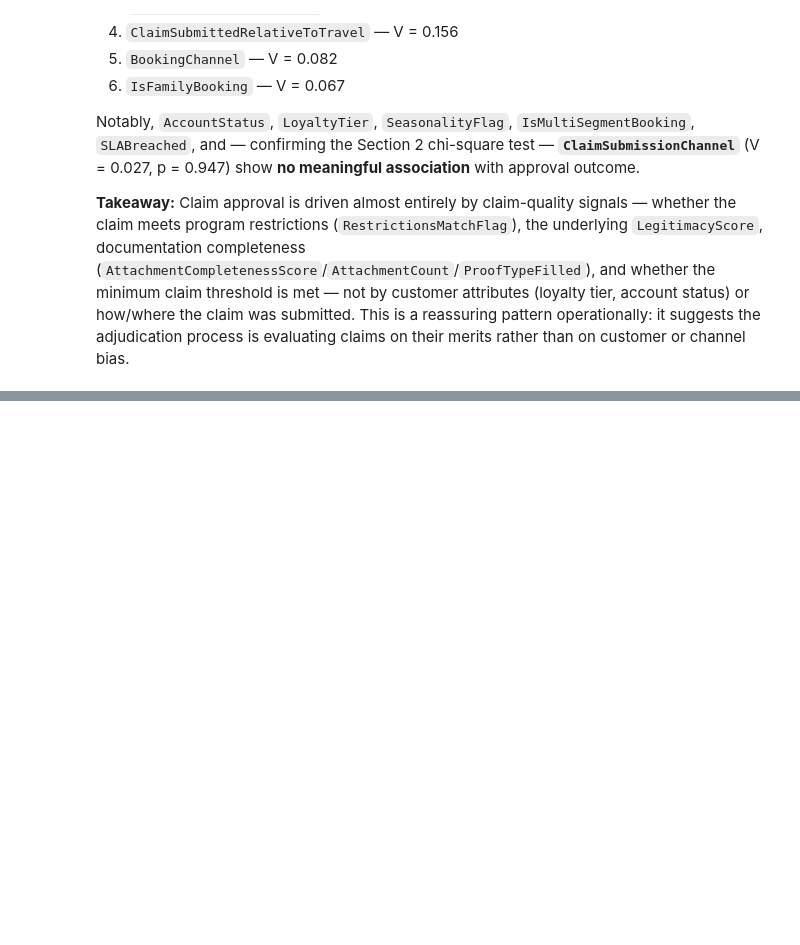
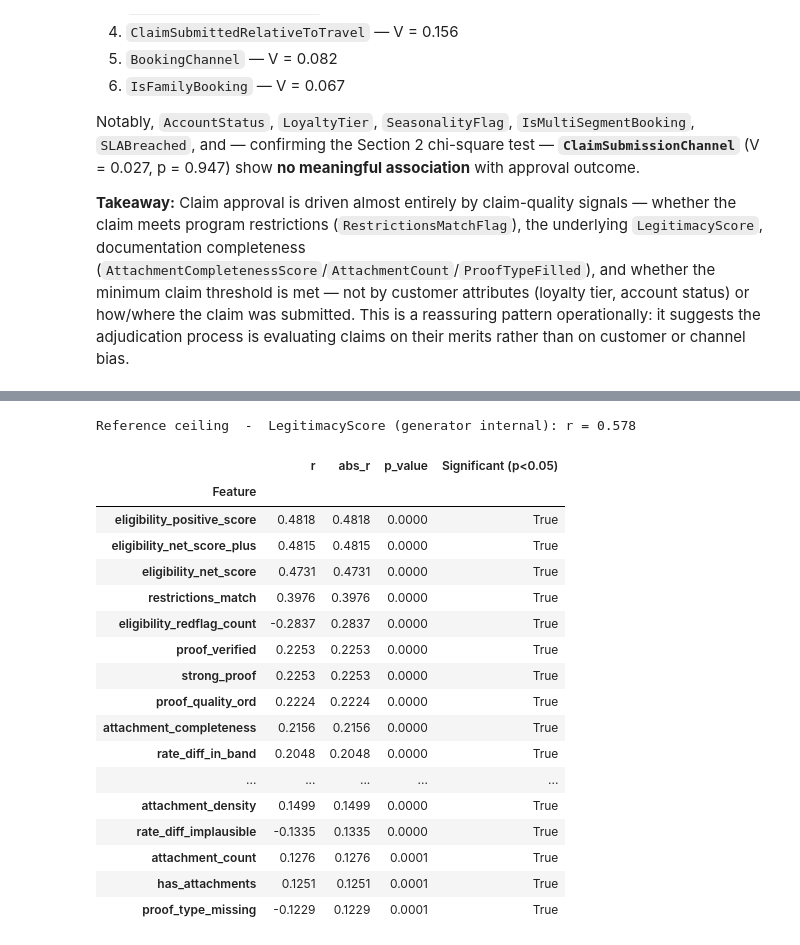
Before and after one commit to dpathak1969/PriceMatchGuarantee, a Jupyter notebook: PMG.ipynb, the cells around one changed output, grey strips where cells are left out. Cells and saved outputs as stored; diff of their text form; code cells hidden in the pictures; blank space fills up the shorter version.

```diff
--- a/PMG.ipynb
+++ b/PMG.ipynb
@@ -1103,0 +1377,35 @@ Notably, `AccountStatus`, `LoyaltyTier`, `SeasonalityFlag`, `IsMultiSegmentBooki
+# %%
+from scipy.stats import pointbiserialr
+
+rows = []
+for col in fe.columns:
+    v = pd.DataFrame({'x': fe[col], 'y': y}).dropna()
+    if v['x'].std() > 0 and len(v) > 30:
+        r, p = pointbiserialr(v['x'], v['y'])
+        rows.append({'Feature': col, 'r': r, 'abs_r': abs(r), 'p_value': p})
+
+corr_fe = pd.DataFrame(rows).set_index('Feature').sort_values('abs_r', ascending=False)
+corr_fe['Significant (p<0.05)'] = corr_fe['p_value'] < 0.05
+legit_ceiling = df['LegitimacyScore'].corr(y)
+print(f"Reference ceiling  -  LegitimacyScore (generator internal): r = {legit_ceiling:.3f}")
+corr_fe.head(20).round(4)
+# %% [output]
+Reference ceiling  -  LegitimacyScore (generator internal): r = 0.578
+|  | r | abs_r | p_value | Significant (p<0.05) |
+| Feature |  |  |  |  |
+| eligibility_positive_score | 0.4818 | 0.4818 | 0.0000 | True |
+| eligibility_net_score_plus | 0.4815 | 0.4815 | 0.0000 | True |
+| eligibility_net_score | 0.4731 | 0.4731 | 0.0000 | True |
+| restrictions_match | 0.3976 | 0.3976 | 0.0000 | True |
+| eligibility_redflag_count | -0.2837 | 0.2837 | 0.0000 | True |
+| proof_verified | 0.2253 | 0.2253 | 0.0000 | True |
+| strong_proof | 0.2253 | 0.2253 | 0.0000 | True |
+| proof_quality_ord | 0.2224 | 0.2224 | 0.0000 | True |
+| attachment_completeness | 0.2156 | 0.2156 | 0.0000 | True |
+| rate_diff_in_band | 0.2048 | 0.2048 | 0.0000 | True |
+| ... | ... | ... | ... | ... |
+| attachment_density | 0.1499 | 0.1499 | 0.0000 | True |
+| rate_diff_implausible | -0.1335 | 0.1335 | 0.0000 | True |
+| attachment_count | 0.1276 | 0.1276 | 0.0001 | True |
+| has_attachments | 0.1251 | 0.1251 | 0.0001 | True |
+| proof_type_missing | -0.1229 | 0.1229 | 0.0001 | True |
```
Also changed, not shown: parts of 28 cells of this notebook, 1 other file.
